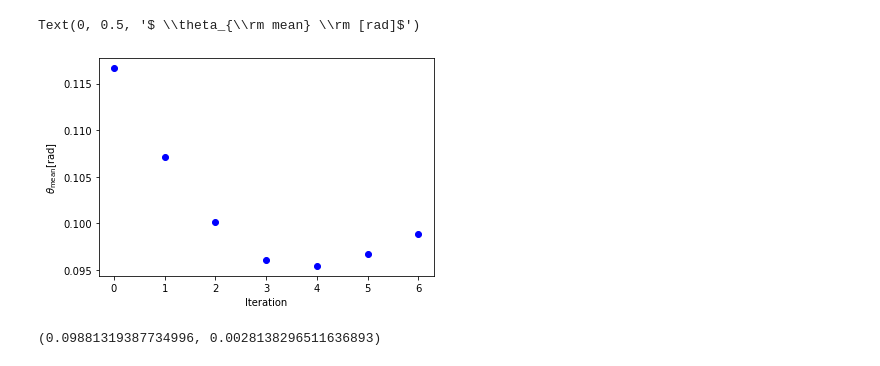
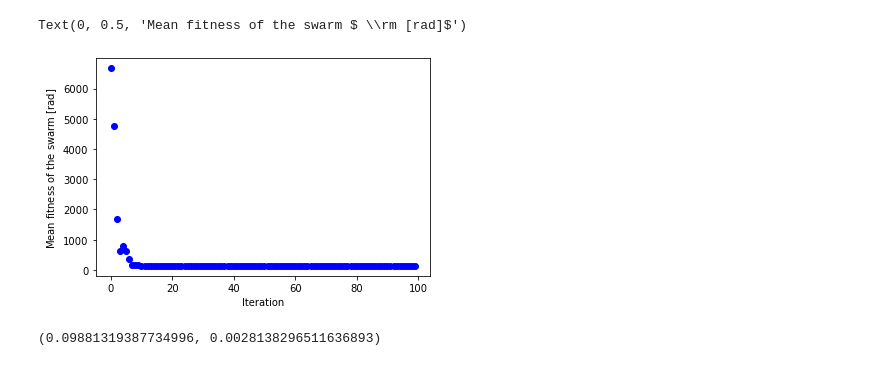
Before and after one commit to JonasGrutter/Stochastic_Vehicle_Model_Ideas, a Jupyter notebook: PSO_identification_closed_form.ipynb, the cells around one changed output. Cells and saved outputs as stored; diff of their text form; code cells hidden in the pictures.

```diff
--- a/PSO_identification_closed_form.ipynb
+++ b/PSO_identification_closed_form.ipynb
@@ -325,7 +325,7 @@ upper_bouds_1d = 0.25
 lower_bouds_1d = 0.05
 upper_bouds_2d = [0.5,10]
 lower_bouds_2d = [0.,0]
-pso = PSO(num_particles=20, max_iterations=7, lower_bounds=lower_bouds_1d, upper_bounds=upper_bouds_1d, dimension=1)
+pso = PSO(num_particles=20, max_iterations=100, lower_bounds=lower_bouds_1d, upper_bounds=upper_bouds_1d, dimension=1)
 
 
 pso.optimize()
@@ -377,7 +377,9 @@ array([[0.09664575],
 # %%
 particle_positions_history_mean = []
-for i in range(len(pso.particle_positions_history)):
+
+for i in range(len(pso.particle_fitness_history)):
     mean = 0
-    for j in range(pso.particle_positions_history[i].shape[0]):
-        mean += pso.particle_positions_history[i][j][0]/pso.particle_positions_history[i].shape[0]
+    for j in range(len(pso.particle_fitness_history[i])):
+        mean += pso.particle_fitness_history[i][j]/len(pso.particle_fitness_history[i])
     particle_positions_history_mean.append(mean)
+pso.particle_fitness_history
@@ -384,12 +404,12 @@ for i in range(len(pso.particle_positions_history)):
 # %%
 x = np.arange(0,len(particle_positions_history_mean),1)
 plt.scatter(x, particle_positions_history_mean, color = 'blue')
 plt.xlabel("steering")
 plt.xlabel(r"Iteration")
-plt.ylabel(r"$ \theta_{\rm mean} \rm [rad]$")
+plt.ylabel(r"Mean fitness of the swarm $ \rm [rad]$")
 # %% [output]
-Text(0, 0.5, '$ \\theta_{\\rm mean} \\rm [rad]$')
+Text(0, 0.5, 'Mean fitness of the swarm $ \\rm [rad]$')
-[figure, old version]
+[figure, new version]
 # %%
 res = sc.norm.fit(pso.particle_positions_history[len(pso.particle_positions_history)-1])
 res
```
Also changed, not shown: parts of 2 cells of this notebook, 26 other files.
